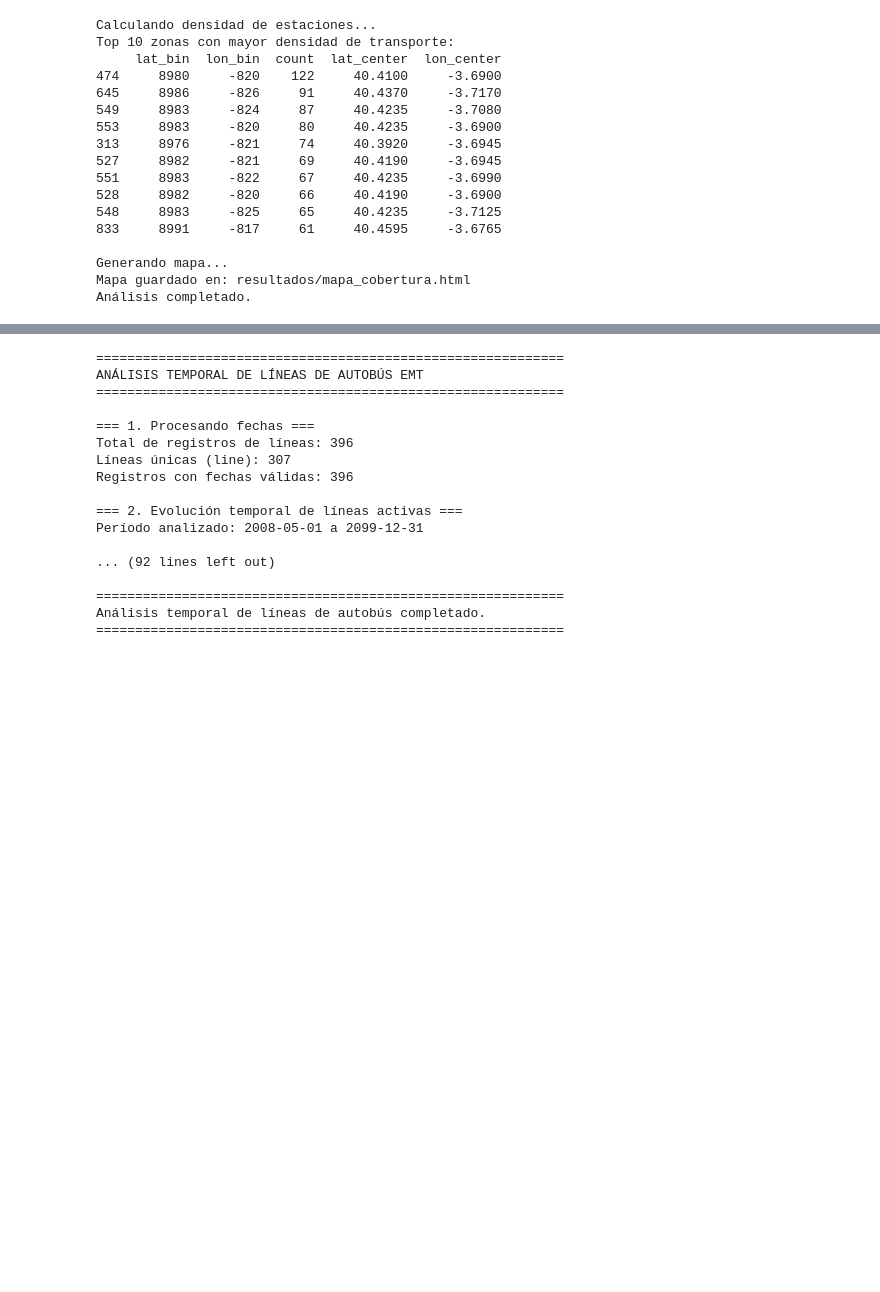
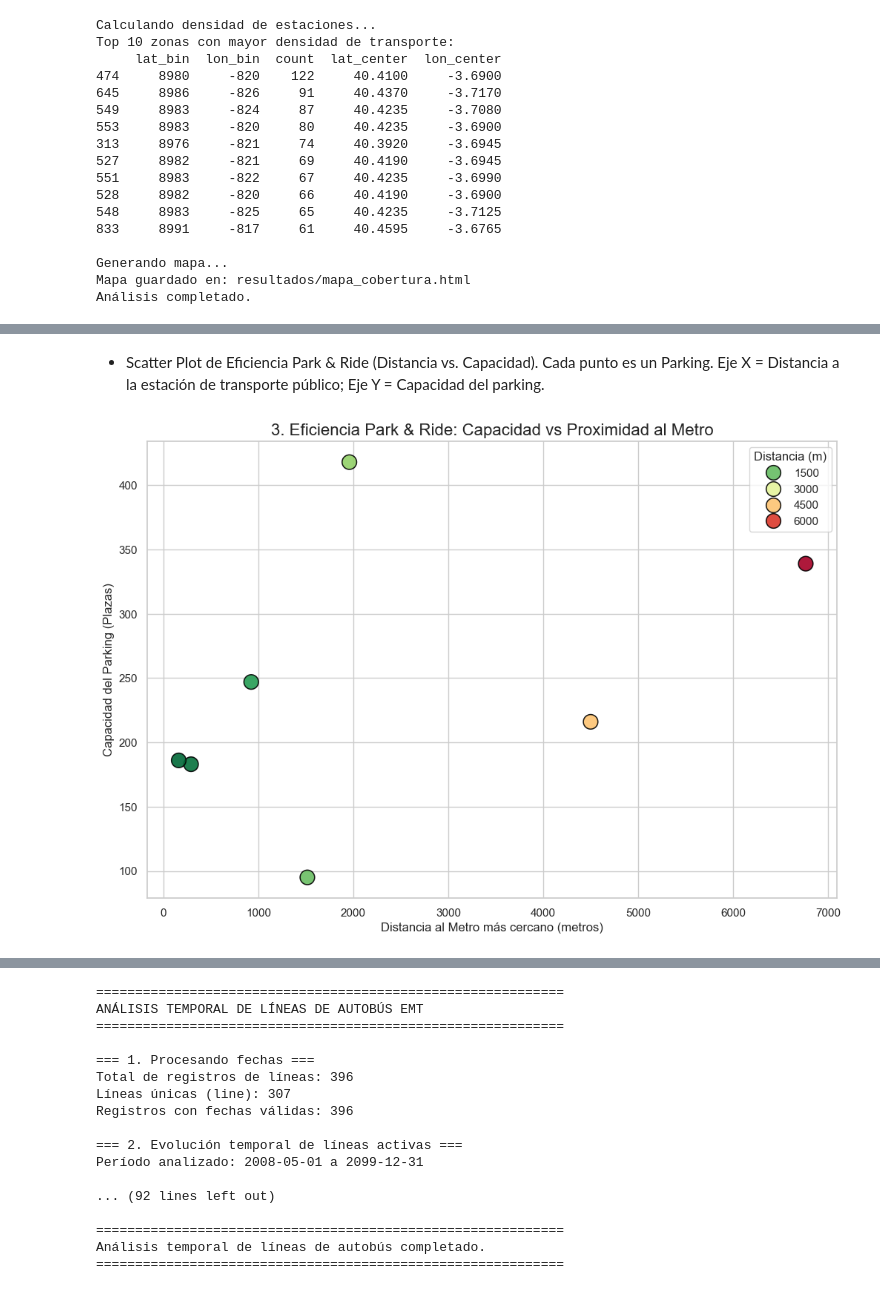
Before and after one commit to moniquescz/PRVD, a Jupyter notebook: Proyecto profe 1/analisis_datos.ipynb, the cells around one changed output, grey strips where cells are left out. Drawn from its saved outputs; the diff is of its cells as text; code cells hidden in the pictures; blank space fills up the shorter version.

```diff
--- a/Proyecto profe 1/analisis_datos.ipynb
+++ b/Proyecto profe 1/analisis_datos.ipynb
@@ -666,0 +368,30 @@ Análisis de accesibilidad PMR completado.
+# %% [markdown]
+- Scatter Plot de Eficiencia Park & Ride (Distancia vs. Capacidad). Cada punto es un Parking. Eje X = Distancia a la estación de transporte público; Eje Y = Capacidad del parking.
+# %%
+# Configuración del tamaño
+plt.figure(figsize=(12, 8))
+
+# Generar el Scatter Plot
+# Usamos 'df_parking_plot' que ya tiene 'dist_metro' y 'capacity'
+sns.scatterplot(
+    data=df_parking_plot,
+    x='dist_metro',
+    y='capacity',
+    hue='dist_metro',       # El color refuerza la distancia (Verde=Cerca, Rojo=Lejos)
+    palette='RdYlGn_r',     # Paleta invertida: Verde para valores bajos (cerca), Rojo para altos (lejos)
+    s=200,                  # Tamaño de los puntos
+    edgecolor='black',
+    alpha=0.9
+)
+
+# Títulos y Etiquetas
+plt.title('3. Eficiencia Park & Ride: Capacidad vs Proximidad al Metro', fontsize=16)
+plt.xlabel('Distancia al Metro más cercano (metros)', fontsize=12)
+plt.ylabel('Capacidad del Parking (Plazas)', fontsize=12)
+
+plt.legend(title='Distancia (m)')
+# Guardar y mostrar
+plt.savefig('resultados/plots/analisis_multimodal/3_scatter_efficiency_parkings.png', dpi=300, bbox_inches='tight')
+plt.show()
+# %% [output]
+[figure, added]
```
Also changed, not shown: parts of 31 cells of this notebook, 21 other files.
